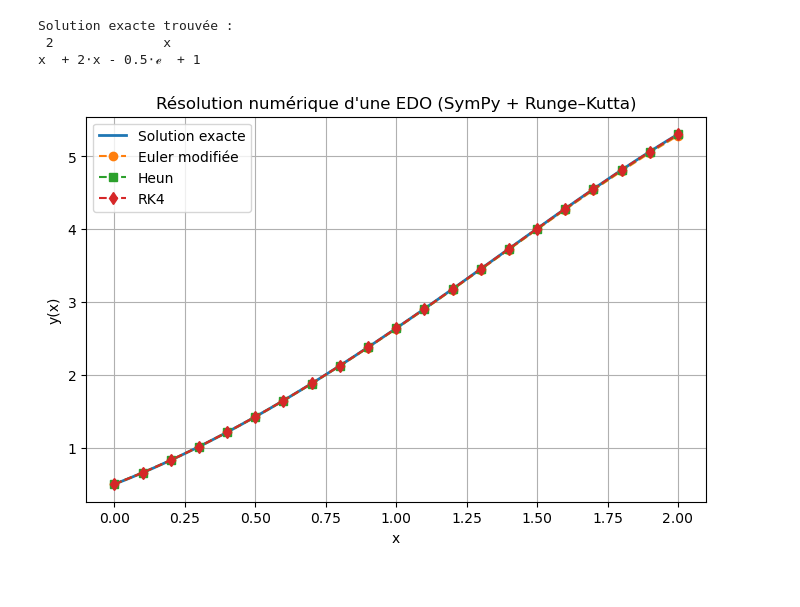
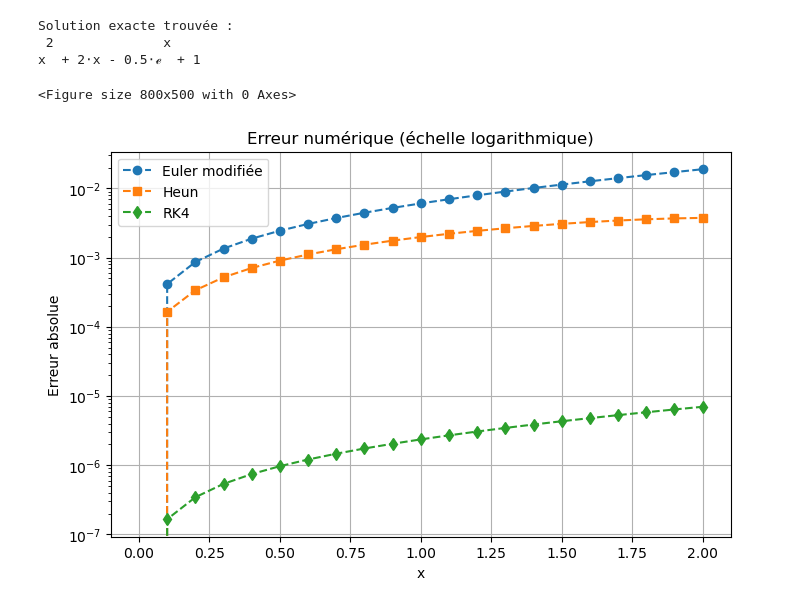
Before and after one commit to doumbia54malaye/projetFinal_AnalyseNum, a Jupyter notebook: methode_EDE.ipynb, the cells around one changed output. Cells and saved outputs as stored; diff of their text form; code cells hidden in the pictures.

```diff
--- a/methode_EDE.ipynb
+++ b/methode_EDE.ipynb
@@ -89,21 +89,25 @@ x_r, y_r = rk4(f_num, x0, y0, h, N)
 # %%
 # representation graphique
 plt.figure(figsize=(8,5))
 
 if sol_exacte is not None:
-    x_dense = np.linspace(x0, x0 + N*h, 300)
-    plt.plot(x_dense, y_exact_num(x_dense),
-             label="Solution exacte", linewidth=2)
+    y_ex = y_exact_num(x_e)
 
-plt.plot(x_e, y_e, 'o--', label="Euler modifiée")
-plt.plot(x_h, y_h, 's--', label="Heun")
-plt.plot(x_r, y_r, 'd--', label="RK4")
+    err_e = np.abs(y_e - y_ex)
+    err_h = np.abs(y_h - y_ex)
+    err_r = np.abs(y_r - y_ex)
 
-plt.xlabel("x")
-plt.ylabel("y(x)")
-plt.title("Résolution numérique d'une EDO (SymPy + Runge–Kutta)")
-plt.legend()
-plt.grid(True)
-plt.show()
+    plt.figure(figsize=(8,5))
+    plt.semilogy(x_e, err_e, 'o--', label="Euler modifiée")
+    plt.semilogy(x_h, err_h, 's--', label="Heun")
+    plt.semilogy(x_r, err_r, 'd--', label="RK4")
+
+    plt.xlabel("x")
+    plt.ylabel("Erreur absolue")
+    plt.title("Erreur numérique (échelle logarithmique)")
+    plt.legend()
+    plt.grid(True)
+    plt.show()
 # %% [output]
+<Figure size 800x500 with 0 Axes>
-[figure, old version]
+[figure, new version]
```
Also changed, not shown: 30 other files.
